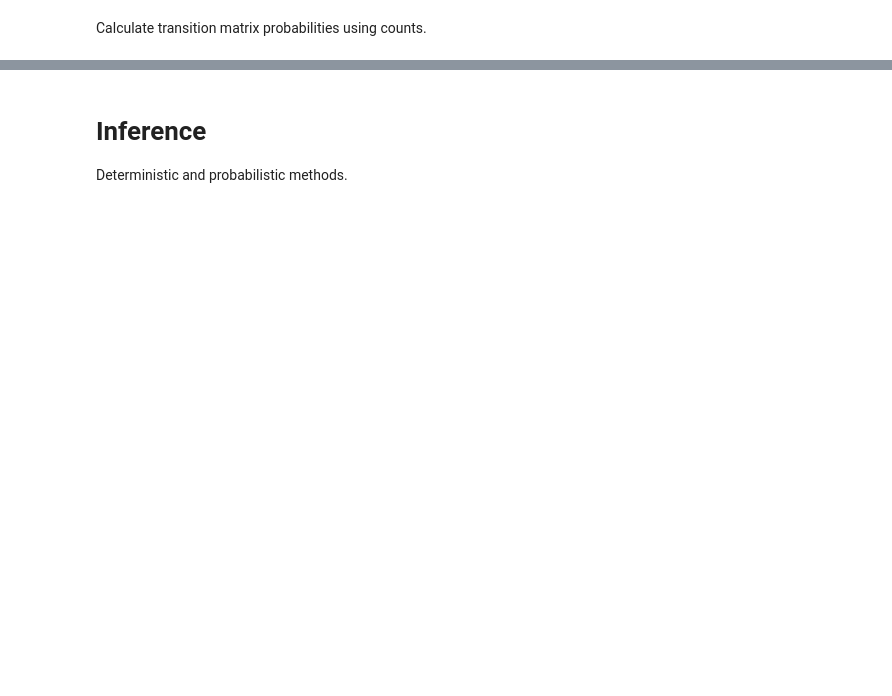
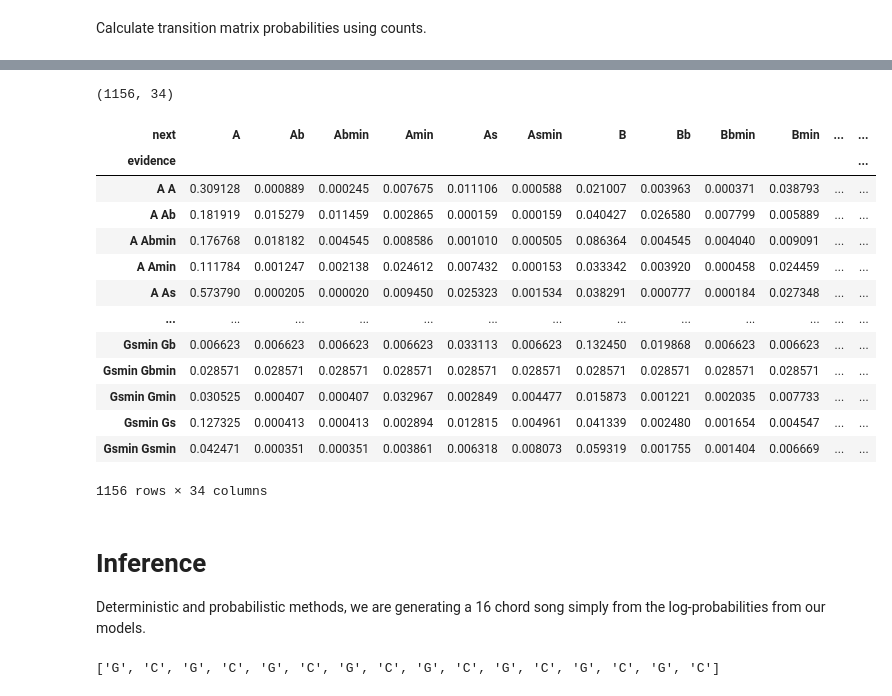
Before and after one commit to christinaxu10/dj-markov, a Jupyter notebook: chords.ipynb, the cells around one changed output, grey strips where cells are left out. Cells and saved outputs as stored; diff of their text form; code cells hidden in the pictures; blank space fills up the shorter version.

```diff
--- a/chords.ipynb
+++ b/chords.ipynb
@@ -336,6 +418,27 @@ See the caveats in the documentation: https://pandas.pydata.org/pandas-docs/stab
+# %%
+trigram_df = df_all[df_all["ngram_length"] == 3].copy()
+trigram_probs = compute_ngram_prob_from_df(trigram_df, n=3, alpha=1.0, input_data="simplified")
+print(trigram_probs.shape)
+trigram_probs
+# %% [output]
+(1156, 34)
+| next | A | Ab | Abmin | Amin | As | Asmin | B | Bb | Bbmin | Bmin | ... | ... |
+| evidence |  |  |  |  |  |  |  |  |  |  |  | ... |
+| A A | 0.309128 | 0.000889 | 0.000245 | 0.007675 | 0.011106 | 0.000588 | 0.021007 | 0.003963 | 0.000371 | 0.038793 | ... | ... |
+| A Ab | 0.181919 | 0.015279 | 0.011459 | 0.002865 | 0.000159 | 0.000159 | 0.040427 | 0.026580 | 0.007799 | 0.005889 | ... | ... |
+| A Abmin | 0.176768 | 0.018182 | 0.004545 | 0.008586 | 0.001010 | 0.000505 | 0.086364 | 0.004545 | 0.004040 | 0.009091 | ... | ... |
+| A Amin | 0.111784 | 0.001247 | 0.002138 | 0.024612 | 0.007432 | 0.000153 | 0.033342 | 0.003920 | 0.000458 | 0.024459 | ... | ... |
+| A As | 0.573790 | 0.000205 | 0.000020 | 0.009450 | 0.025323 | 0.001534 | 0.038291 | 0.000777 | 0.000184 | 0.027348 | ... | ... |
+| ... | ... | ... | ... | ... | ... | ... | ... | ... | ... | ... | ... | ... |
+| Gsmin Gb | 0.006623 | 0.006623 | 0.006623 | 0.006623 | 0.033113 | 0.006623 | 0.132450 | 0.019868 | 0.006623 | 0.006623 | ... | ... |
+| Gsmin Gbmin | 0.028571 | 0.028571 | 0.028571 | 0.028571 | 0.028571 | 0.028571 | 0.028571 | 0.028571 | 0.028571 | 0.028571 | ... | ... |
+| Gsmin Gmin | 0.030525 | 0.000407 | 0.000407 | 0.032967 | 0.002849 | 0.004477 | 0.015873 | 0.001221 | 0.002035 | 0.007733 | ... | ... |
+| Gsmin Gs | 0.127325 | 0.000413 | 0.000413 | 0.002894 | 0.012815 | 0.004961 | 0.041339 | 0.002480 | 0.001654 | 0.004547 | ... | ... |
+| Gsmin Gsmin | 0.042471 | 0.000351 | 0.000351 | 0.003861 | 0.006318 | 0.008073 | 0.059319 | 0.001755 | 0.001404 | 0.006669 | ... | ... |
+1156 rows × 34 columns
 # %% [markdown]
 # Inference
-Deterministic and probabilistic methods.
+Deterministic and probabilistic methods, we are generating a 16 chord song simply from the log-probabilities from our models.
 # %%
 def deterministic_inference(evidence):
     # evidence: string of n-1 space-separated chords
@@ -366,6 +469,24 @@ def probabilistic_inference(evidence):
     idx = np.searchsorted(cdf, seed)
 
     return row_probs.index[idx] # return probabilistically chosen next chord
+# %%
+### test inference for bigram ###
+seq = []
+
+for _ in range(16):
+    if len(seq) == 0:
+        evidence = ""
+    elif len(seq) == 1:
+        evidence = seq[-1]
+    else:
+        evidence = " ".join(seq[-2:])
+
+    next_chord = deterministic_inference(evidence) # can change to deterministic_inference()
+    seq.append(next_chord)
+
+print(seq)
+# %% [output]
+['G', 'C', 'G', 'C', 'G', 'C', 'G', 'C', 'G', 'C', 'G', 'C', 'G', 'C', 'G', 'C']
 # %%
 ### test inference for bigram ###
 seq = []
```
Also changed, not shown: parts of 42 cells of this notebook, 2 other files.
